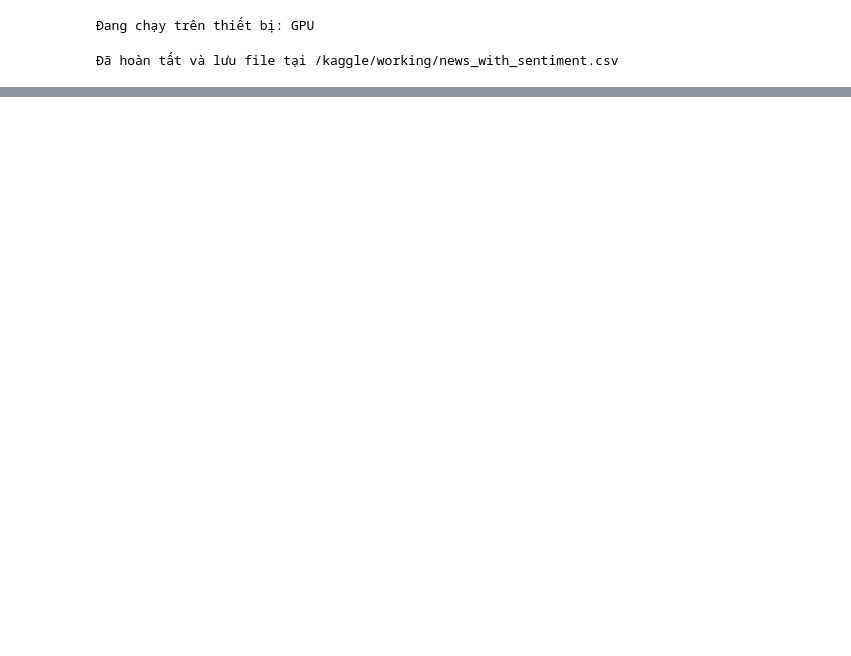
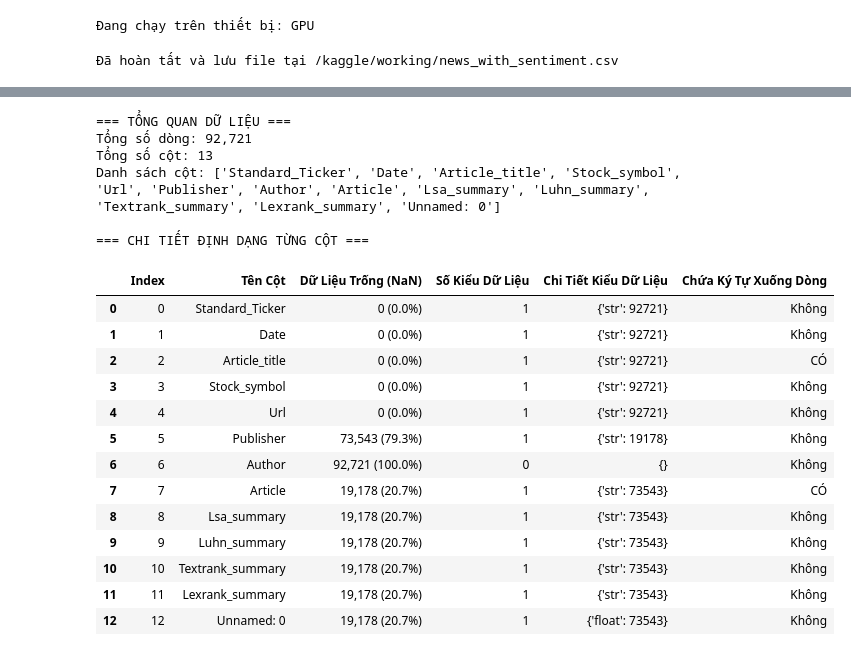
Before and after one commit to kohi-vip/Portfolios_Management_Theory_Games_Study, a Jupyter notebook: FinBERT_demo.ipynb, the cells around one changed output, grey strips where cells are left out. Drawn from its saved outputs; the diff is of its cells as text; code cells hidden in the pictures; blank space fills up the shorter version.

Commit message:
Kaggle Notebook | FinBERT_demo | Version 5

```diff
--- a/FinBERT_demo.ipynb
+++ b/FinBERT_demo.ipynb
@@ -254,3 +256,82 @@ if 'date' in df.columns:
     plt.ylabel('Số lượng tin', fontsize=12)
     plt.legend(title='Cảm xúc')
     plt.show()
+# %%
+import pandas as pd
+import numpy as np
+
+file_path = '/kaggle/input/datasets/qkhilithi3122411100/top10-official-news-2013-2023/top10_official_news_2013_2023.csv'
+
+# Đọc file với low_memory=False
+df = pd.read_csv(file_path, low_memory=False)
+
+print(f"=== TỔNG QUAN DỮ LIỆU ===")
+print(f"Tổng số dòng: {len(df):,}")
+print(f"Tổng số cột: {len(df.columns)}")
+print(f"Danh sách cột: {list(df.columns)}\n")
+
+# 1. BẢNG KIỂM TRA ĐỊNH DẠNG VÀ TỶ LỆ DỮ LIỆU TỪNG CỘT
+report = []
+for idx, col in enumerate(df.columns):
+    # Đếm số kiểu dữ liệu khác nhau xuất hiện trong cột (bỏ qua NaN)
+    valid_values = df[col].dropna()
+    type_counts = valid_values.apply(lambda x: type(x).__name__).value_counts().to_dict()
+
+    missing_count = df[col].isna().sum()
+    missing_pct = (missing_count / len(df)) * 100
+
+    # Kiểm tra xem có chứa ký tự xuống dòng khiến văn bản bị vỡ layout không
+    has_newlines = valid_values.astype(str).str.contains(r'[\r\n]').any()
+
+    report.append({
+        'Index': idx,
+        'Tên Cột': col,
+        'Dữ Liệu Trống (NaN)': f"{missing_count:,} ({missing_pct:.1f}%)",
+        'Số Kiểu Dữ Liệu': len(type_counts),
+        'Chi Tiết Kiểu Dữ Liệu': str(type_counts),
+        'Chứa Ký Tự Xuống Dòng': 'CÓ' if has_newlines else 'Không'
+    })
+
+report_df = pd.DataFrame(report)
+print("=== CHI TIẾT ĐỊNH DẠNG TỪNG CỘT ===")
+display(report_df)
+
+# 2. KIỂM TRA CÁC DÒNG BỊ LỆCH CỘT (MISALIGNED ROWS)
+# Trong các dòng chuẩn, cột đầu tiên thường là mã chứng khoán (như FDX) và cột thứ 2 là ngày (YYYY-MM-DD)
+print("\n=== KIỂM TRA DÒNG BỊ ĐÈ / TRÔI DÒNG ===")
+first_col = df.columns[0]
+second_col = df.columns[1]
+
+# Dòng bị lệch thường có cột 2 rỗng hoặc cột 1 chứa một đoạn văn bản dài thay vì ticker ngắn
+suspicious_rows = df[
+    (df[first_col].astype(str).str.len() > 10) | # Ticker bình thường chỉ 3-5 ký tự
+    (df[second_col].isna()) |
+    (df[second_col].astype(str).str.contains(r'^[a-zA-Z]', na=False)) # Cột ngày nhưng bắt đầu bằng chữ cái
+]
+
+print(f"Số dòng nghi vấn bị lệch cấu trúc: {len(suspicious_rows):,} / {len(df):,}")
+
+if len(suspicious_rows) > 0:
+    print("\n--- 5 Dòng bị lệch cấu trúc tiêu biểu ---")
+    display(suspicious_rows.head(5))
+# %% [output]
+=== TỔNG QUAN DỮ LIỆU ===
+Tổng số dòng: 92,721
+Tổng số cột: 13
+Danh sách cột: ['Standard_Ticker', 'Date', 'Article_title', 'Stock_symbol', 'Url', 'Publisher', 'Author', 'Article', 'Lsa_summary', 'Luhn_summary', 'Textrank_summary', 'Lexrank_summary', 'Unnamed: 0']
+
+=== CHI TIẾT ĐỊNH DẠNG TỪNG CỘT ===
+|  | Index | Tên Cột | Dữ Liệu Trống (NaN) | Số Kiểu Dữ Liệu | Chi Tiết Kiểu Dữ Liệu | Chứa Ký Tự Xuống Dòng |
+| 0 | 0 | Standard_Ticker | 0 (0.0%) | 1 | {'str': 92721} | Không |
+| 1 | 1 | Date | 0 (0.0%) | 1 | {'str': 92721} | Không |
+| 2 | 2 | Article_title | 0 (0.0%) | 1 | {'str': 92721} | CÓ |
+| 3 | 3 | Stock_symbol | 0 (0.0%) | 1 | {'str': 92721} | Không |
+| 4 | 4 | Url | 0 (0.0%) | 1 | {'str': 92721} | Không |
+| 5 | 5 | Publisher | 73,543 (79.3%) | 1 | {'str': 19178} | Không |
+| 6 | 6 | Author | 92,721 (100.0%) | 0 | {} | Không |
+| 7 | 7 | Article | 19,178 (20.7%) | 1 | {'str': 73543} | CÓ |
+| 8 | 8 | Lsa_summary | 19,178 (20.7%) | 1 | {'str': 73543} | Không |
+| 9 | 9 | Luhn_summary | 19,178 (20.7%) | 1 | {'str': 73543} | Không |
+| 10 | 10 | Textrank_summary | 19,178 (20.7%) | 1 | {'str': 73543} | Không |
+| 11 | 11 | Lexrank_summary | 19,178 (20.7%) | 1 | {'str': 73543} | Không |
+| 12 | 12 | Unnamed: 0 | 19,178 (20.7%) | 1 | {'float': 73543} | Không |
```
Also changed, not shown: parts of 4 cells of this notebook.
